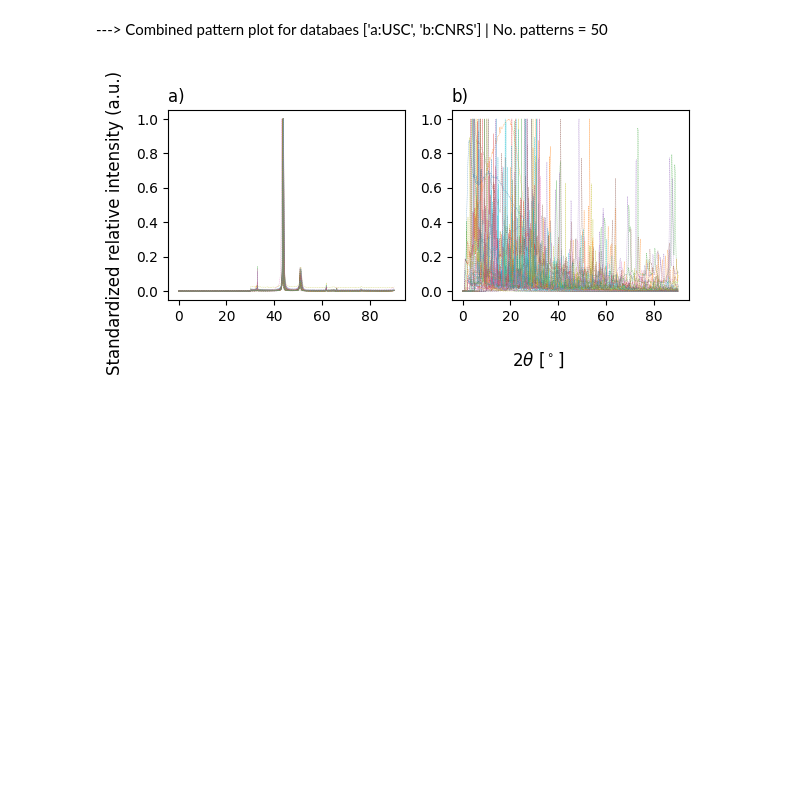
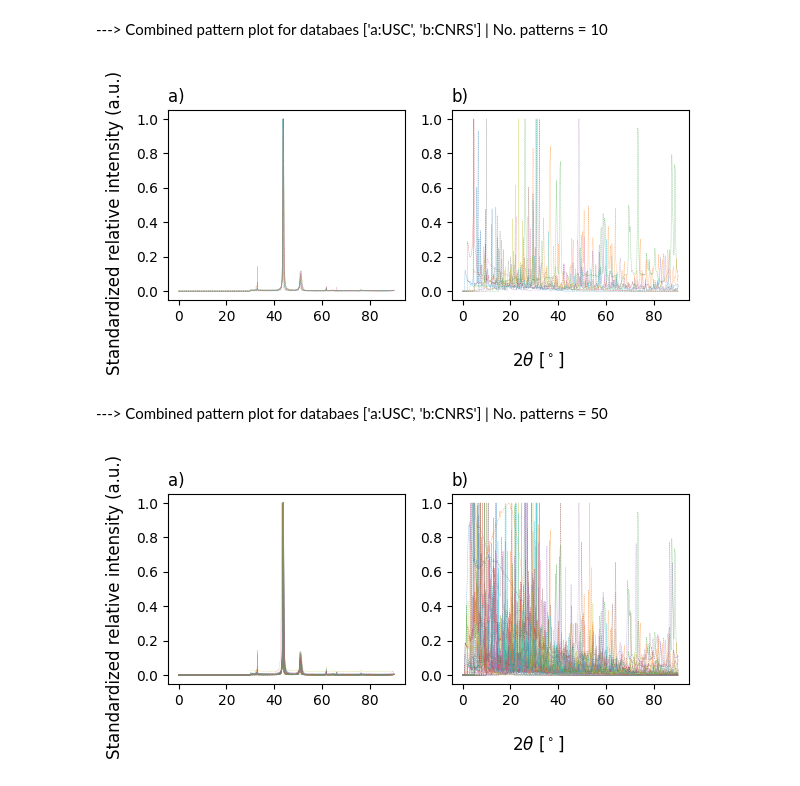
Before and after one commit to aimat-lab/opXRD, a Jupyter notebook: opxrd/plots.ipynb, the cells around one changed output. Cells and saved outputs as stored; diff of their text form; code cells hidden in the pictures; blank space fills up the shorter version.

```diff
--- a/opxrd/plots.ipynb
+++ b/opxrd/plots.ipynb
@@ -24,5 +285,8 @@ analyser = DatabaseAnalyser(databases=test_databases, output_dirpath='/tmp/opxrd
 # %%
-#analyser.plot_fourier()
+analyser.plot_in_single(limit_patterns=10)
+# %% [output]
+---> Combined pattern plot for databaes ['a:USC', 'b:CNRS'] | No. patterns = 10
+[figure, added]
 # %%
 analyser.plot_in_single(limit_patterns=50)
 # %% [output]
```
Also changed, not shown: parts of 6 cells of this notebook, 1 other file.
